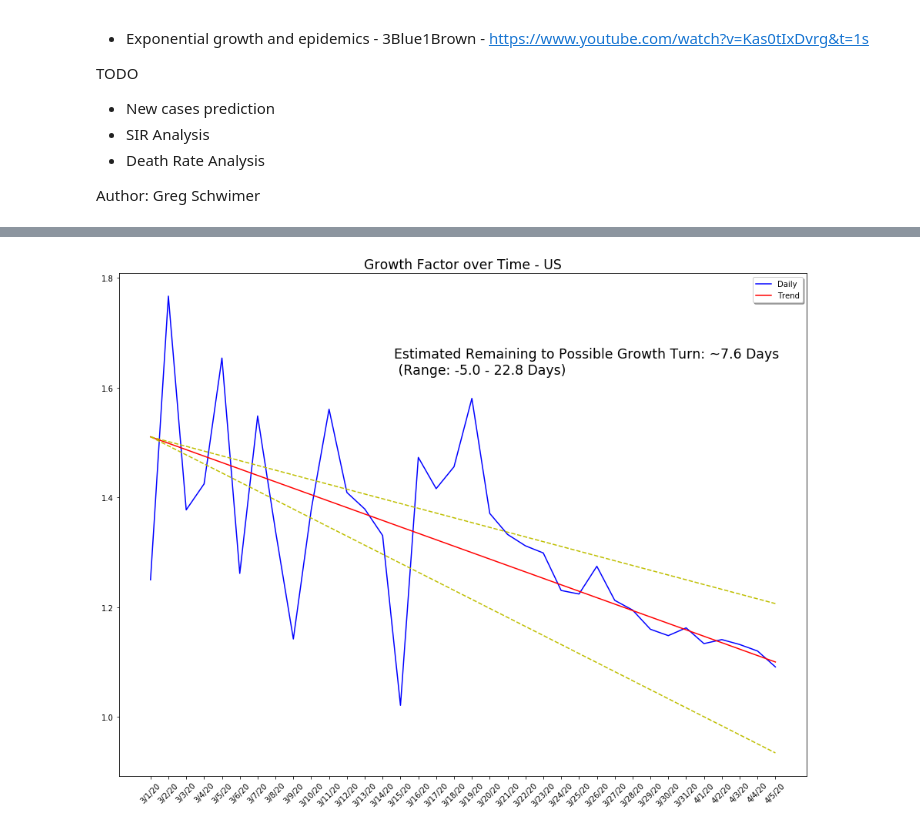
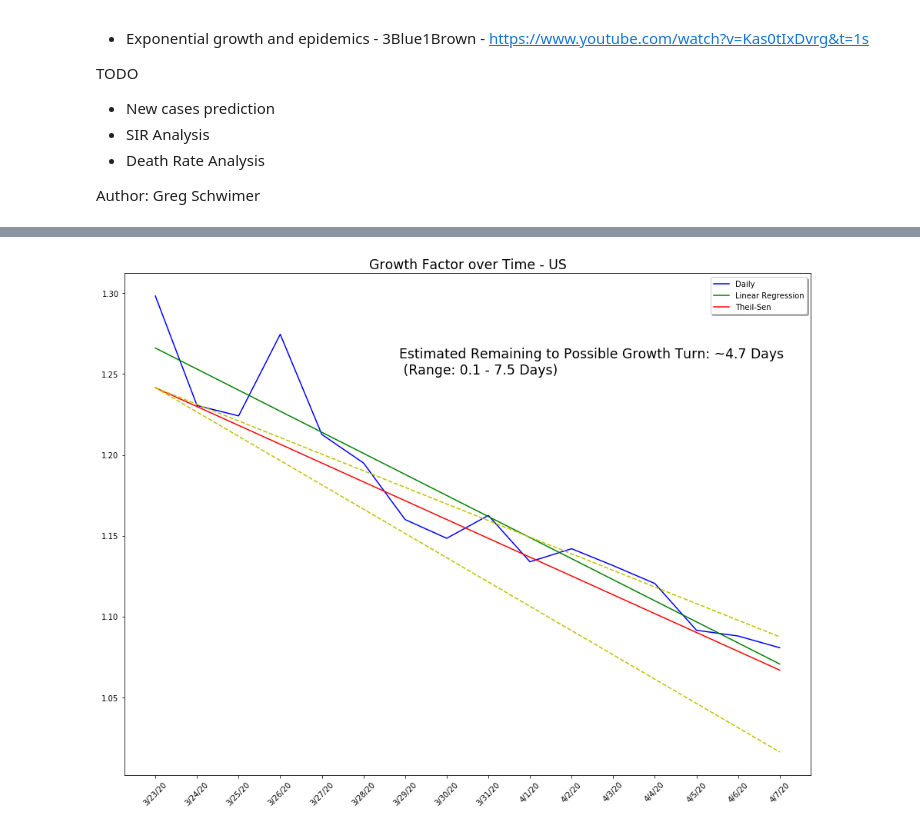
Before and after one commit to gschwim/COVID-19-Looking-Glass, a Jupyter notebook: COVID-19 Looking Glass.ipynb, the cells around one changed output, grey strips where cells are left out. Saved outputs shown, nothing was run; the diff lists cells and outputs as text; code cells hidden in the pictures.

```diff
--- a/COVID-19 Looking Glass.ipynb
+++ b/COVID-19 Looking Glass.ipynb
@@ -34,7 +34,10 @@ Author: Greg Schwimer
 state = 'US'
 
 # Adjust to the start date. Data goes back to 1/1/20
-start_date = '3/1/20'
+start_date = '3/23/20'
+
+# Adjust the end date if desired
+end_date = 'Today'
 # %%
 import pandas as pd
 import numpy as np
@@ -51,14 +54,18 @@ rawd = pd.read_csv('https://raw.githubusercontent.com/CSSEGISandData/COVID-19/ma
 # Pick out the state if that is set
 if state is not 'US':
     data = raw.loc[raw['Province_State'] == state]
+    ddata = rawd.loc[raw['Province_State'] == state]
 else:
     data = raw.loc[raw['iso2'] == 'US']
+    ddata = rawd.loc[raw['iso2'] == 'US']
 
 # timeseries only
 data = data.iloc[:, 11:]
+ddata = ddata.iloc[:, 11:]
 
 # summarize the data
 summary = data.sum()
+dsummary = ddata.sum()
 # %%
 # Confirmed cases
 
@@ -100,7 +149,12 @@ plt.show()
 # Growth is calculated as (day / (day - 1))
 growth = summary / summary.shift()
 growth = growth.fillna(growth.median()) # get rid of NaNs
-growth = growth[start_date:] # limit to drop out early data w/ lots of uncertainty
+if end_date.lower() is 'today':
+    growth = growth[start_date:end_date]
+else:
+    growth = growth[start_date:]
+
+# growth = growth[start_date:] # limit to drop out early data w/ lots of uncertainty
 
 # linreg to establish the growth trend - DEPRECATED
 lr = stats.linregress(range(growth.shape[0]), growth.values)
@@ -110,33 +164,33 @@ linreg = pd.Series([(lr[1] + lr[0] * x) for x in range(growth.shape[0])],
 # theil slope to establish the growth trend
 ts = stats.theilslopes(growth.values, range(growth.shape[0]), 0.95)
 tslopes = pd.Series([(ts[1] + ts[0] * x) for x in range(growth.shape[0])],
                     index=growth.index)
 tslopes_lower = pd.Series([(ts[1] + ts[2] * x) for x in range(growth.shape[0])],
                           index=growth.index)
 tslopes_upper = pd.Series([(ts[1] + ts[3] * x) for x in range(growth.shape[0])],
                           index=growth.index)
 
 # How long until growth factor 1?
 days_to_one = ((1 - ts[1]) / ts[0]) - growth.shape[0]
 days_to_one_low = ((1 - ts[1]) / ts[2]) - growth.shape[0]
 days_to_one_hi = ((1 - ts[1]) / ts[3]) - growth.shape[0]
 
 # plot the growth factor and trend
 
 fig = plt.figure(figsize=(16,12))
 ax = fig.add_subplot(111)
 ax.plot(growth, 'b-')
-# ax.plot(linreg, 'g-')
+ax.plot(linreg, 'g-')
 ax.plot(tslopes, 'r-')
 ax.plot(tslopes_upper, 'y--')
 ax.plot(tslopes_lower, 'y--')
 ax.text(.4, .8,
         'Estimated Remaining to Possible Growth Turn: ~{:.1f} Days\n (Range: {:.1f} - {:.1f} Days)'\
         .format(days_to_one, days_to_one_low, days_to_one_hi),
         fontsize='xx-large', transform=ax.transAxes)
 plt.xticks(rotation=45)
-plt.legend(('Daily', 'Trend'), shadow=True, loc='upper right')
+plt.legend(('Daily', 'Linear Regression', 'Theil-Sen'), shadow=True, loc='upper right')
 plt.title('Growth Factor over Time - {}'.format(state), fontsize='xx-large')
 plt.show()
 # %% [output]
-[figure, old version]
+[figure, new version]
```
Also changed, not shown: parts of 3 cells of this notebook.
